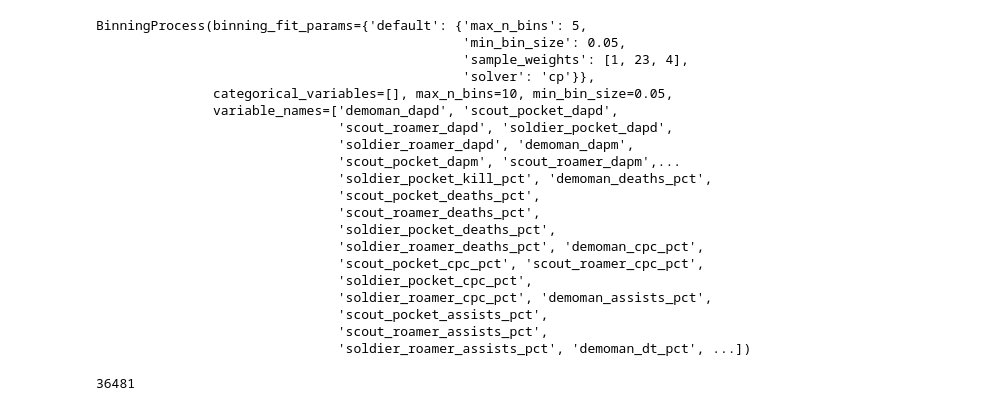
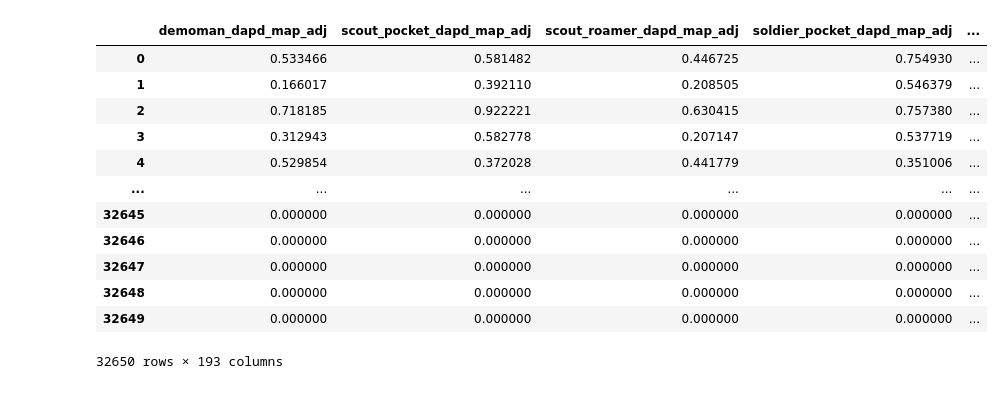
Before and after one commit to ebtrout/tf2_data_vis, a Jupyter notebook: codebase/binning.ipynb, the cells around one changed output. Drawn from its saved outputs; the diff is of its cells as text; code cells hidden in the pictures.

Commit message:
binning predicotrs and failed target encoding

```diff
--- a/codebase/binning.ipynb
+++ b/codebase/binning.ipynb
@@ -106,52 +77,5 @@ RuntimeError('Unrecognized new version of ortools (9.14.6206). Expected < 9.12.0
-# %%
-from optbinning import OptimalBinning
-optb = OptimalBinning(name="demoman_dapd", dtype="numerical", solver="cp")
-optb.fit(X['demoman_dapd'], y)
-
-b = pd.Series(optb.transform(X['demoman_dapd'], metric = "bins"))
-# %%
-X_bin_no_error = X_bin.drop(problem,axis = 1).copy()
-
-binning_process = BinningProcess(
-    variable_names=[col for col in X_bin_no_error.columns],
-    categorical_variables=[],
-    max_n_bins = 10,
-    min_bin_size= .05,
-
-    binning_fit_params={
-        "default": {
-            "solver": "cp",
-            "max_n_bins": 5,
-            "min_bin_size": 0.05,
-            "sample_weights": [1,23,4]
-        }
-    }
-)
-binning_process.fit(X_bin_no_error,y)
-# %% [output]
-BinningProcess(binning_fit_params={'default': {'max_n_bins': 5,
-                                               'min_bin_size': 0.05,
-                                               'sample_weights': [1, 23, 4],
-                                               'solver': 'cp'}},
-               categorical_variables=[], max_n_bins=10, min_bin_size=0.05,
-               variable_names=['demoman_dapd', 'scout_pocket_dapd',
-                               'scout_roamer_dapd', 'soldier_pocket_dapd',
-                               'soldier_roamer_dapd', 'demoman_dapm',
-                               'scout_pocket_dapm', 'scout_roamer_dapm',...
-                               'soldier_pocket_kill_pct', 'demoman_deaths_pct',
-                               'scout_pocket_deaths_pct',
-                               'scout_roamer_deaths_pct',
-                               'soldier_pocket_deaths_pct',
-                               'soldier_roamer_deaths_pct', 'demoman_cpc_pct',
-                               'scout_pocket_cpc_pct', 'scout_roamer_cpc_pct',
-                               'soldier_pocket_cpc_pct',
-                               'soldier_roamer_cpc_pct', 'demoman_assists_pct',
-                               'scout_pocket_assists_pct',
-                               'scout_roamer_assists_pct',
-                               'soldier_roamer_assists_pct', 'demoman_dt_pct', ...])
 # %%
-X_bins = binning_process.transform(X_bin_no_error, metric="bins")
-X_exploded = pd.get_dummies(X_bins).copy()
+X_exploded = pd.get_dummies(X_binned).copy()
 X_exploded['win'] = y.copy()
 X_exploded['id'] = X['id'].copy()
 X_exploded = X_exploded.merge(info[['id','clean_map_name']])
@@ -212,7 +136,7 @@ df_map_adjusted = conditional_target_encoding_vectorized(X_exploded, feature_col
 from pandas.errors import PerformanceWarning
 warnings.filterwarnings("ignore", category=PerformanceWarning)
 final_df = pd.DataFrame()
-for col in X_bin_no_error.columns:
+for col in X_binned.columns:
 
     binned_cols = [bins for bins in df_map_adjusted.columns if bins.startswith(col)]
     collected_column = df_map_adjusted[binned_cols].T.sum()
@@ -222,4 +144,16 @@ corrs = high_corr_pairs(final_df.corr(), threshold=0.85)
-# %%
-191 * 191
-# %% [output]
-36481
+# %%
+final_df
+# %% [output]
+|  | demoman_dapd_map_adj | scout_pocket_dapd_map_adj | scout_roamer_dapd_map_adj | soldier_pocket_dapd_map_adj | ... |
+| 0 | 0.533466 | 0.581482 | 0.446725 | 0.754930 | ... |
+| 1 | 0.166017 | 0.392110 | 0.208505 | 0.546379 | ... |
+| 2 | 0.718185 | 0.922221 | 0.630415 | 0.757380 | ... |
+| 3 | 0.312943 | 0.582778 | 0.207147 | 0.537719 | ... |
+| 4 | 0.529854 | 0.372028 | 0.441779 | 0.351006 | ... |
+| ... | ... | ... | ... | ... | ... |
+| 32645 | 0.000000 | 0.000000 | 0.000000 | 0.000000 | ... |
+| 32646 | 0.000000 | 0.000000 | 0.000000 | 0.000000 | ... |
+| 32647 | 0.000000 | 0.000000 | 0.000000 | 0.000000 | ... |
+| 32648 | 0.000000 | 0.000000 | 0.000000 | 0.000000 | ... |
+| 32649 | 0.000000 | 0.000000 | 0.000000 | 0.000000 | ... |
+32650 rows × 193 columns
```
Also changed, not shown: parts of 7 cells of this notebook, 12 other files.
